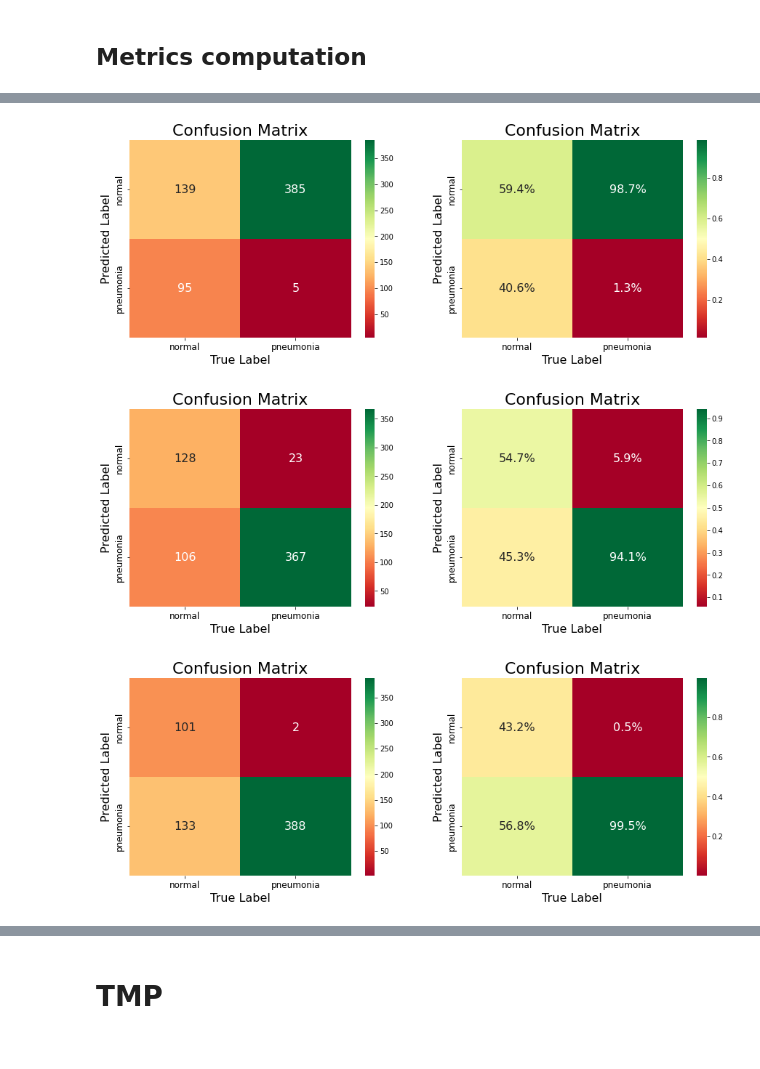
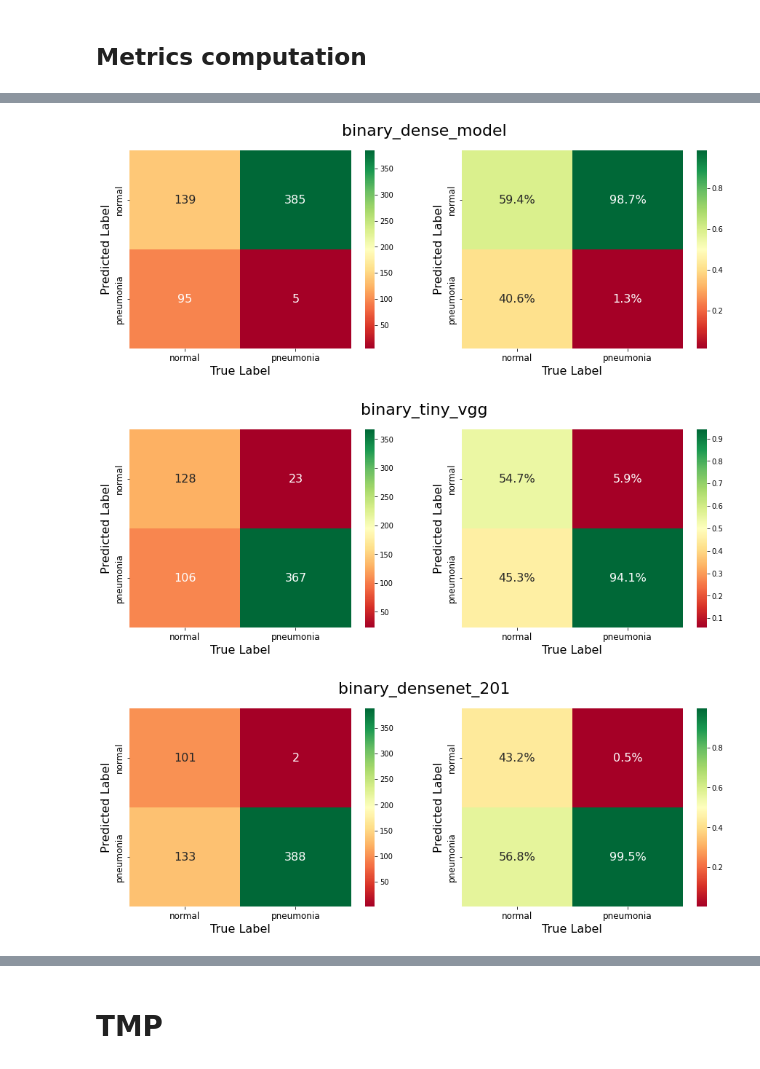
Before and after one commit to alexandre-pinon/zoidberg-2.0, a Jupyter notebook: zoidberg_2_0.ipynb, the cells around one changed output, grey strips where cells are left out. Drawn from its saved outputs; the diff is of its cells as text; code cells hidden in the pictures.

```diff
--- a/zoidberg_2_0.ipynb
+++ b/zoidberg_2_0.ipynb
@@ -459,9 +464,9 @@ pd.DataFrame(multi_metrics)
 # %%
-for y_true, y_pred, _ in binary_evaluation_scores:
+for i, (y_true, y_pred, _) in enumerate(binary_evaluation_scores):
   cm = confusion_matrix(y_true, y_pred)
-  helpers.plot_confusion_matrixes(cm.T, binary_class_names)
+  helpers.plot_confusion_matrixes(cm.T, binary_class_names, model_name=binary_models[i].name)
 # %% [output]
-[figure, old version]
+[figure, new version]
-[figure, old version]
+[figure, new version]
-[figure, old version]
+[figure, new version]
 # %%
```
Also changed, not shown: parts of 28 cells of this notebook, 1 other file.
